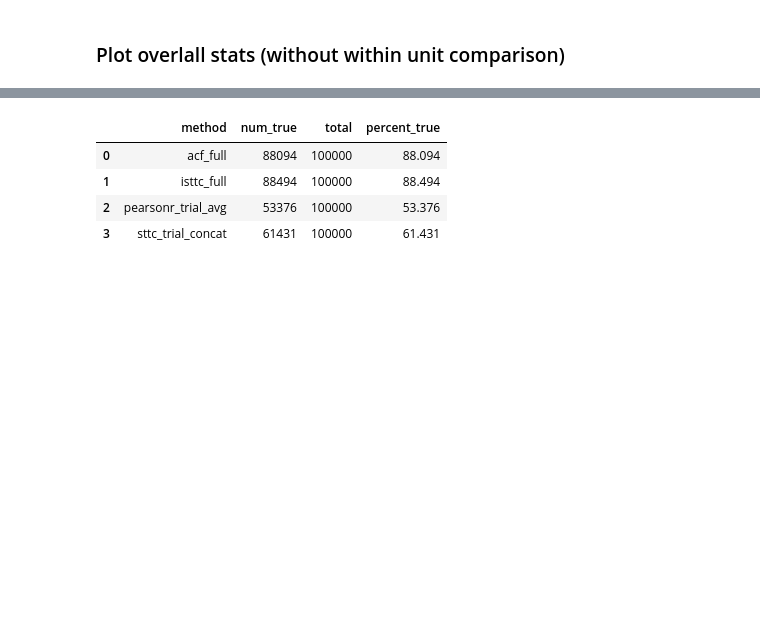
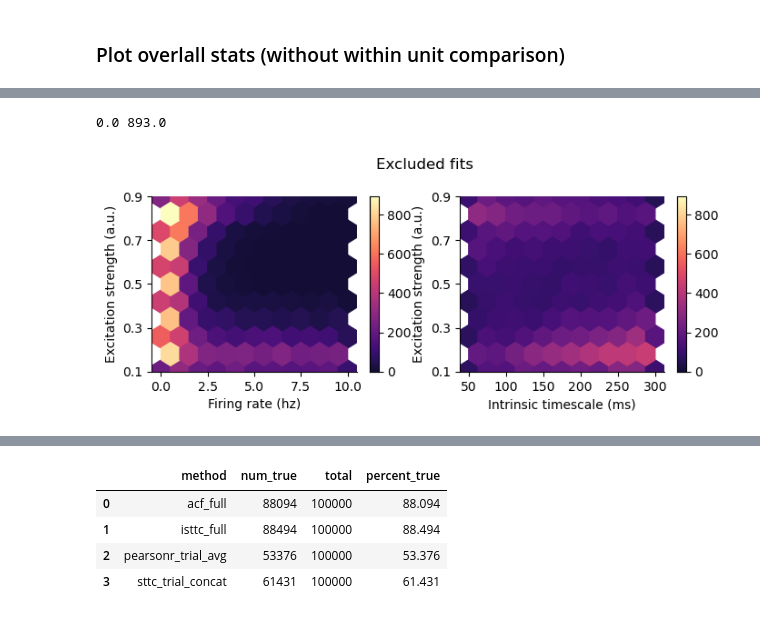
Before and after one commit to iinnpp/isttc, a Jupyter notebook: notebooks/synthetic/plot_taus_parametric_inclusion.ipynb, the cells around one changed output, grey strips where cells are left out. Drawn from its saved outputs; the diff is of its cells as text; code cells hidden in the pictures; blank space fills up the shorter version.

```diff
--- a/notebooks/synthetic/plot_taus_parametric_inclusion.ipynb
+++ b/notebooks/synthetic/plot_taus_parametric_inclusion.ipynb
@@ -282,0 +296,7 @@ nans_neg_r2_df
+# %%
+nans_neg_r2_df_unique_df = nans_neg_r2_df.drop_duplicates(subset='unit_id')
+nans_neg_r2_df_unique_df = nans_neg_r2_df_unique_df.drop_duplicates(subset='unit_id').reset_index(drop=True)
+
+method_counts = nans_neg_r2_df.groupby('unit_id').size().rename('n_methods')
+nans_neg_r2_df_unique_df = nans_neg_r2_df_unique_df.merge(method_counts, on='unit_id')
+nans_neg_r2_df_unique_df
@@ -283 +317,62 @@ nans_neg_r2_df
+# %%
+def truncate_colormap(cmap, minval=0.0, maxval=1.0, n=100):
+    """
+    Return a new colormap based on cmap but only sampling its colors
+    between minval and maxval (both in [0,1]).
+    """
+    new_colors = cmap(np.linspace(minval, maxval, n))
+    new_cmap = LinearSegmentedColormap.from_list(
+        f"{cmap.name}_trunc_{minval:.2f}_{maxval:.2f}",
+        new_colors
+    )
+    return new_cmap
+
+trunc_magma = truncate_colormap(plt.cm.magma, minval=0.1, maxval=1)
+
+fig, axes = plt.subplots(1,2, figsize=(8,2.5))
+
+#norm = TwoSlopeNorm(vcenter=0)
+
+hb0 = axes[0].hexbin(
+    x=nans_neg_r2_df_unique_df['fr'], y=nans_neg_r2_df_unique_df['alpha'],
+    gridsize=10,
+    cmap=trunc_magma
+)
+
+hb1 = axes[1].hexbin(
+    x=nans_neg_r2_df_unique_df['tau_ms_true'], y=nans_neg_r2_df_unique_df['alpha'],
+    gridsize=10,
+    cmap=trunc_magma
+)
+
+axes[0].set_xlabel('Firing rate (hz)')
+axes[1].set_xlabel('Intrinsic timescale (ms)')
+axes[1].set_xticks(np.linspace(50, 300, 6))
+
+vmin = np.min([hb0.get_array().min(), hb1.get_array().min()])
+vmax = np.max([hb0.get_array().max(), hb1.get_array().max()])
+print(vmin, vmax)
+
+hb0.set_clim(vmin, vmax)
+hb1.set_clim(vmin, vmax)
+
+fig.colorbar(hb0, ax=axes[0], shrink=1)
+fig.colorbar(hb1, ax=axes[1], shrink=1)
+
+fig.suptitle(f'Excluded fits', y=1.05)
+
+for ax in axes.flat:
+    sns.despine(ax=ax)
+    ax.set_ylabel('Excitation strength (a.u.)')
+    ax.set_ylim([0.1, 0.9])
+    ax.set_yticks(np.linspace(0.1, 0.9, 5))
+
+sns.despine()
+
+if save_fig:
+    plt.savefig(fig_folder + 'excluded_fits_vs_3params.png' , bbox_inches='tight', dpi=300)
+    plt.savefig(fig_folder + 'excluded_fits_vs_3params.svg' , bbox_inches='tight')
+# %% [output]
+0.0 893.0
+[figure, added]
 # %%
```
Also changed, not shown: parts of 68 cells of this notebook, 2 other files.
